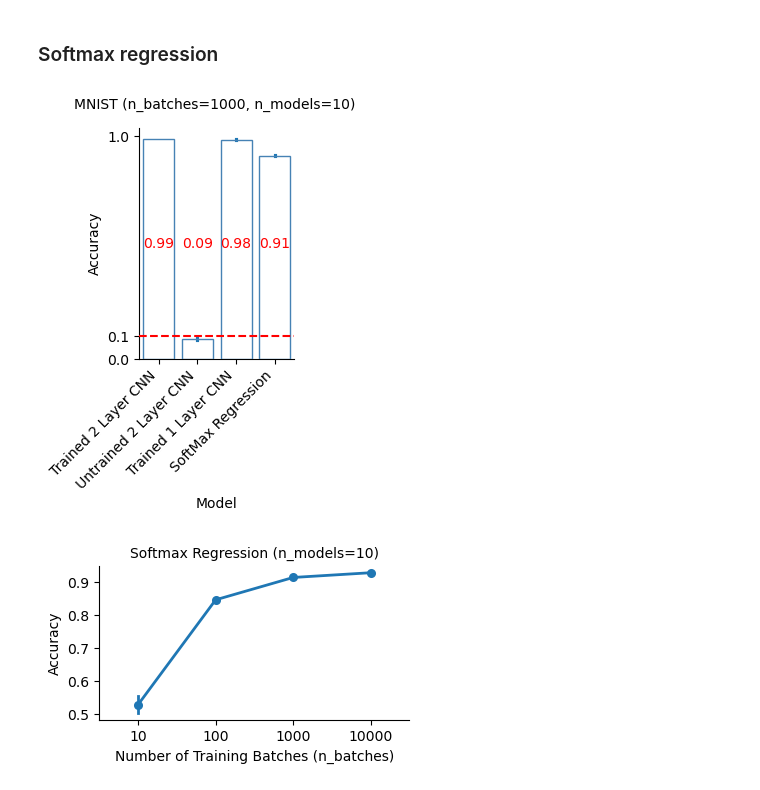
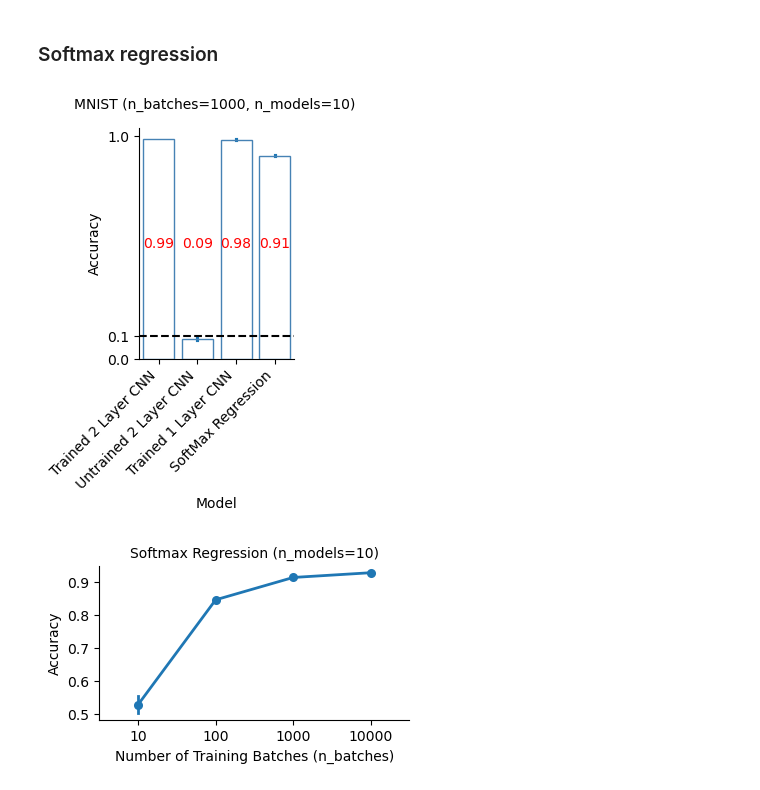
Before and after one commit to shivChitinous/ProbabilisticModelsOfVisualCognition2025FA, a Jupyter notebook: homework_4/neural_networks.ipynb, the cells around one changed output. Saved outputs shown, nothing was run; the diff lists cells and outputs as text; code cells hidden in the pictures.

```diff
--- a/homework_4/neural_networks.ipynb
+++ b/homework_4/neural_networks.ipynb
@@ -205,22 +205,22 @@ for n_batch in n_batch_vec:
 # %%
 import matplotlib.pyplot as plt
 import seaborn as sns
 fig, ax = plt.subplots(figsize=(2, 3))
 labels = ["Trained 2 Layer CNN", "Untrained 2 Layer CNN", "Trained 1 Layer CNN", "SoftMax Regression"]
 sns.barplot(data=model_accuracyDf.query(f'n_batches=={n_batches}'), x="model_type", y="accuracy", zorder=10, ax=ax, fill=False, edgecolor='steelblue', linewidth=1)
 for i, l in enumerate(model_accuracyDf['model_type'].unique().tolist()):
     ax.text(i+0.4, 0.5, model_accuracyDf.query(f'n_batches=={n_batches}').query(f'model_type == "{l}"')['accuracy'].mean().round(2), rotation=0, ha="right", color='r', zorder=30)
-ax.axhline(y=0.1, color='red', linestyle='--', zorder=20)
+ax.axhline(y=0.1, color='k', linestyle='--', zorder=20)
 fig.suptitle(f'MNIST (n_batches={n_batches}, n_models={n_model_samples})', fontsize = 10)
 ax.set_yticks([0, 0.1, 1])
 ax.set_xticks(range(len(labels)))
 ax.set_xticklabels(labels, rotation=45, ha="right")
 ax.set_xlabel("Model")
 ax.set_ylabel("Accuracy")
 sns.despine()
 plt.savefig("results/model_accuracy.pdf", bbox_inches='tight', dpi=300)
 # %% [output]
-[figure, old version]
+[figure, new version]
 # %%
 plt.figure(figsize=(4, 2))
 sns.pointplot(data=model_accuracyDf.query('model_type=="softmax"'), x="n_batches", y="accuracy",  linewidth=2)
```
Also changed, not shown: 1 other file.
